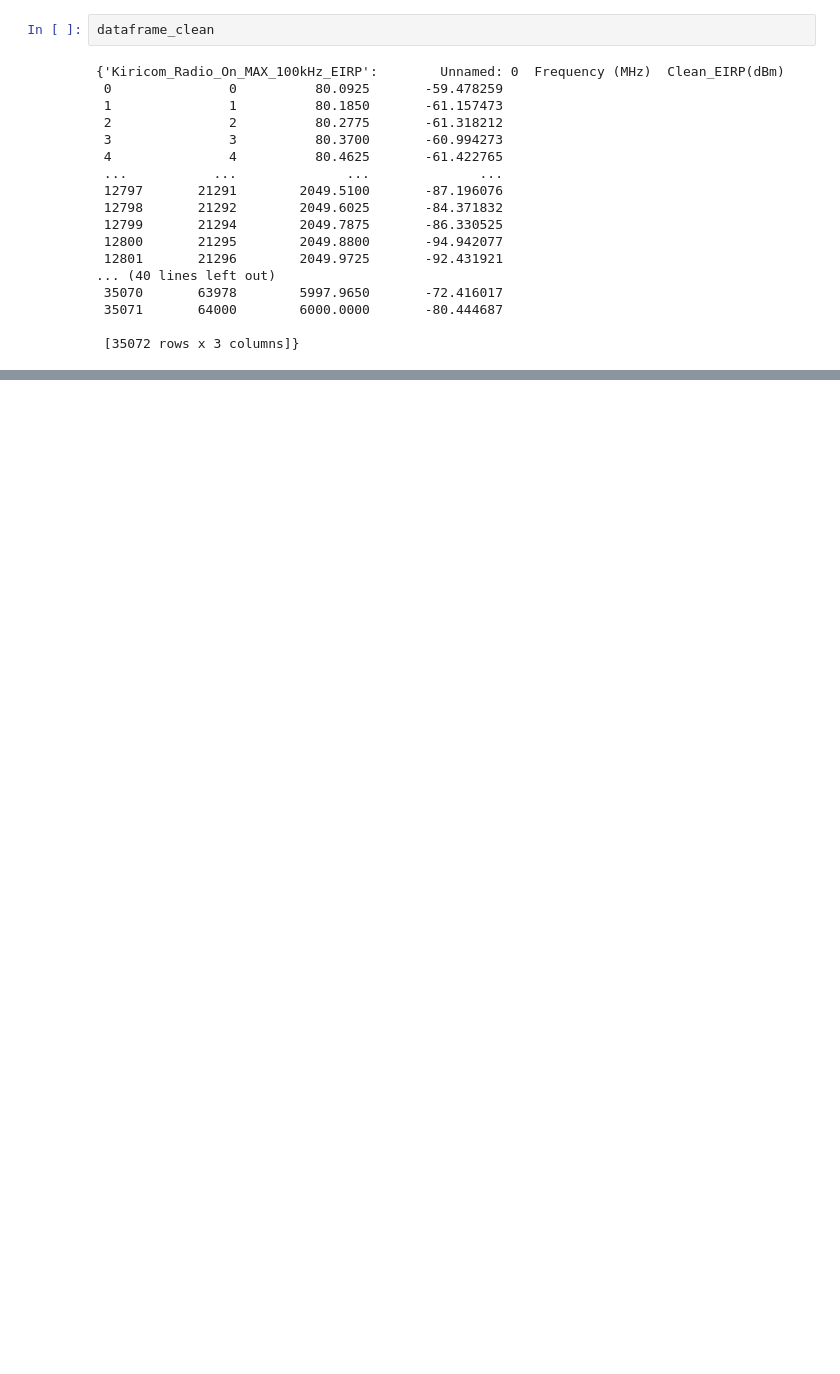
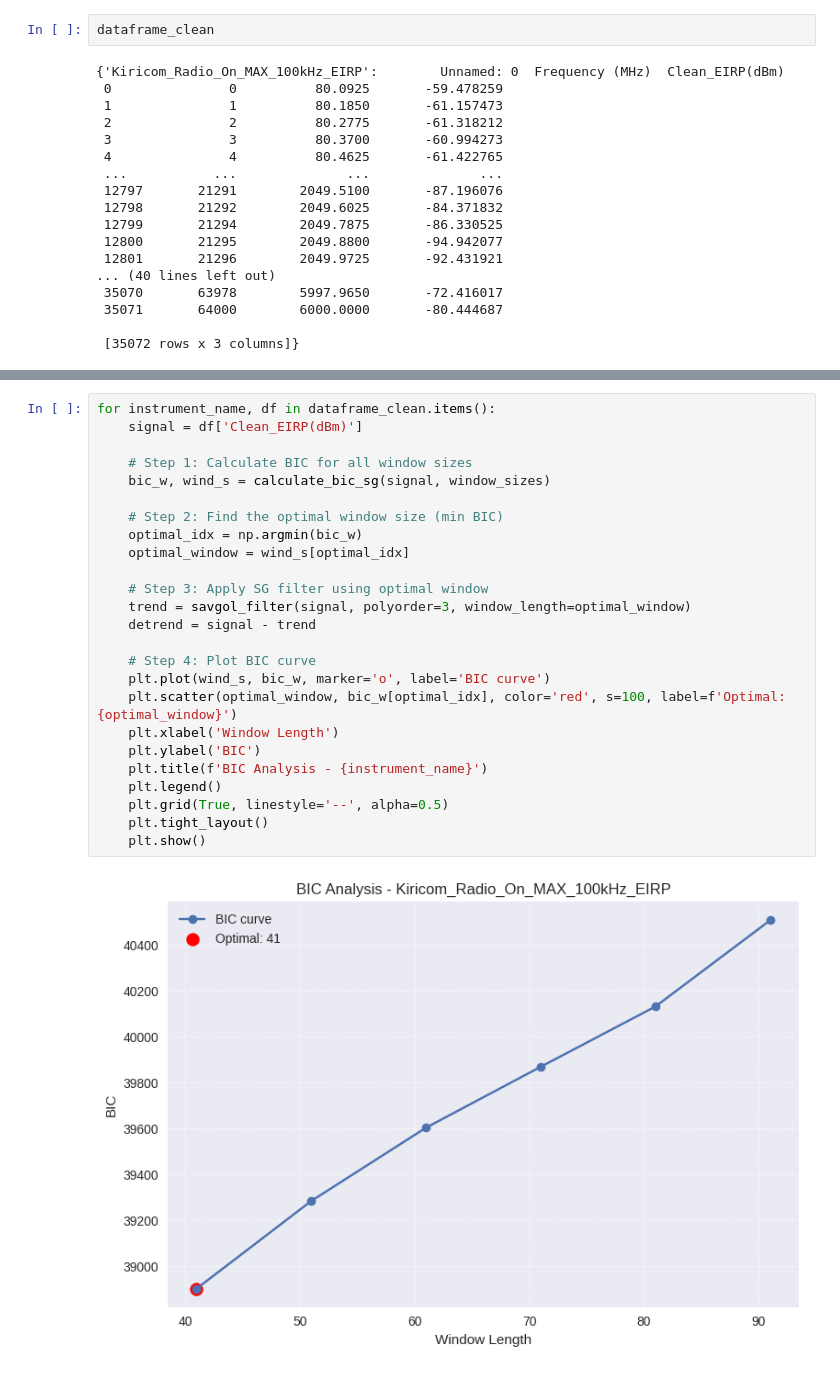
Before and after one commit to Garces01/My_MSc-Codes, a Jupyter notebook: Reas_Multiplefiles.ipynb, the cells around one changed output, grey strips where cells are left out. Cells and saved outputs as stored; diff of their text form; blank space fills up the shorter version.

```diff
--- a/Reas_Multiplefiles.ipynb
+++ b/Reas_Multiplefiles.ipynb
@@ -447,0 +548,27 @@ trend_sg
+# %%
+for instrument_name, df in dataframe_clean.items():
+    signal = df['Clean_EIRP(dBm)']
+
+    # Step 1: Calculate BIC for all window sizes
+    bic_w, wind_s = calculate_bic_sg(signal, window_sizes)
+
+    # Step 2: Find the optimal window size (min BIC)
+    optimal_idx = np.argmin(bic_w)
+    optimal_window = wind_s[optimal_idx]
+
+    # Step 3: Apply SG filter using optimal window
+    trend = savgol_filter(signal, polyorder=3, window_length=optimal_window)
+    detrend = signal - trend
+
+    # Step 4: Plot BIC curve
+    plt.plot(wind_s, bic_w, marker='o', label='BIC curve')
+    plt.scatter(optimal_window, bic_w[optimal_idx], color='red', s=100, label=f'Optimal: {optimal_window}')
+    plt.xlabel('Window Length')
+    plt.ylabel('BIC')
+    plt.title(f'BIC Analysis - {instrument_name}')
+    plt.legend()
+    plt.grid(True, linestyle='--', alpha=0.5)
+    plt.tight_layout()
+    plt.show()
+# %% [output]
+[figure, added]
```
Also changed, not shown: parts of 14 cells of this notebook, 3 other files.
